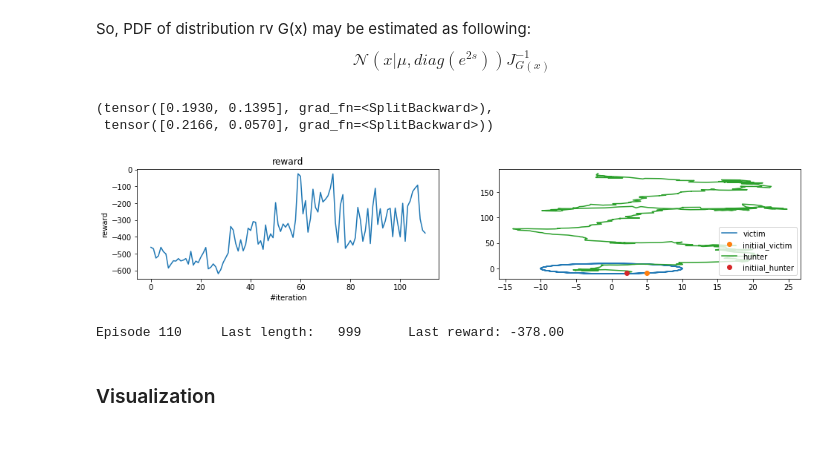
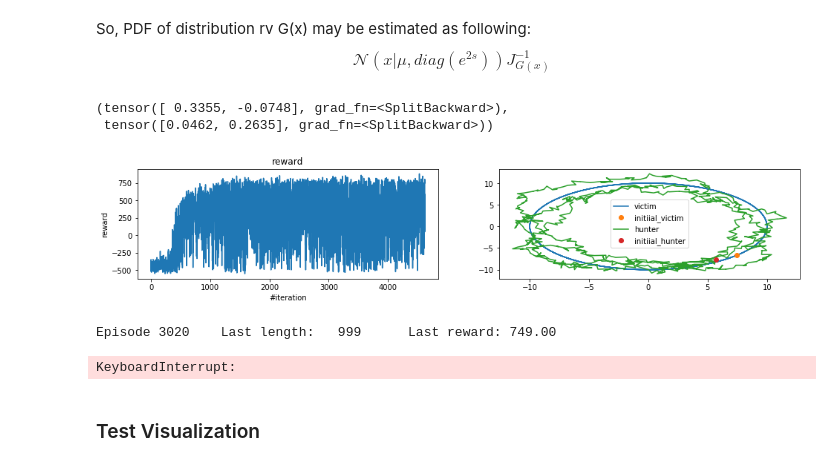
Before and after one commit to egornuzhin/hunter_learning, a Jupyter notebook: rl_hunter_larning_radial_domain.ipynb, the cells around one changed output. Cells and saved outputs as stored; diff of their text form; code cells hidden in the pictures.

```diff
--- a/rl_hunter_larning_radial_domain.ipynb
+++ b/rl_hunter_larning_radial_domain.ipynb
@@ -154,10 +152,10 @@ from torch.distributions import Normal
 %matplotlib inline
 # %%
 #Hyperparameters
-learning_rate = 0.001
+learning_rate = 0.0001
 gamma = 0.9
 class HunterPolicy(nn.Module):
-    def __init__(self,max_speed = 3):
+    def __init__(self,max_speed = 1):
         super(HunterPolicy, self).__init__()
         self.max_speed = max_speed
         self.state_space = env.observation_space
@@ -207,15 +205,15 @@ class HunterPolicy(nn.Module):
 
             output = model(torch.FloatTensor(np.hstack(state)))
             mu,logsigma = torch.chunk(output,2)
-            self.latent_action_dist = Normal(mu,(2*logsigma).exp()+1e-10)
+            self.latent_action_dist = Normal(mu,(2*logsigma).exp())
             return mu,logsigma
 
 policy = HunterPolicy()
 optimizer = optim.Adam(policy.parameters(), lr=learning_rate)
 policy([True,False,[1.1,0],[1.1,0]])
 # %% [output]
-(tensor([0.1930, 0.1395], grad_fn=<SplitBackward>),
- tensor([0.2166, 0.0570], grad_fn=<SplitBackward>))
+(tensor([ 0.3355, -0.0748], grad_fn=<SplitBackward>),
+ tensor([0.0462, 0.2635], grad_fn=<SplitBackward>))
 # %%
 def select_action(state):
     #Select an action (0 or 1) by running policy model and choosing based on the probabilities in state
@@ -243,7 +241,6 @@ def update_policy():
 
     # Calculate loss
     loss = (torch.sum(torch.mul(policy.policy_history, rewards).mul(-1), -1))
-    parms = list(policy.l1.parameters())#.data.numpy()
     # Update network weights
     optimizer.zero_grad()
     loss.backward()
@@ -276,11 +273,8 @@ def main(episodes, verbose=True):
             hunter_shift = action
             reward = env.step(hunter_shift)
             state = env.state
-# Save reward
-
+            # Save reward
             policy.reward_episode.append(reward)
-            if done:
-                break
 
 
 
@@ -295,7 +289,6 @@ def main(episodes, verbose=True):
             plt.title("reward")
             plt.xlabel("#iteration")
             plt.ylabel("reward")
-#             plt.ylim(ymin = -4000)
             plt.plot(policy.reward_history, label = 'reward')
             plt.subplot(222)
             victim = np.array(env.victim_trajectory).T
@@ -310,8 +303,11 @@ def main(episodes, verbose=True):
             plt.show()
 
             print('Episode {}\tLast length: {:5d}\tLast reward: {:.2f}'.format(episode, time, policy.reward_history[-1]))
-# %%
-main(100000)
-# %% [output]
-[figure, removed]
-Episode 110     Last length:   999      Last reward: -378.00
+# %%
+optimizer = optim.Adam(policy.parameters(), lr=learning_rate/10)
+policy.gamma = 0.9
+main(100000)
+# %% [output]
+[figure, added]
+Episode 3020    Last length:   999      Last reward: 749.00
+KeyboardInterrupt:
@@ -318,5 +321,5 @@ Episode 110     Last length:   999      Last reward: -378.00
 # %% [markdown]
-### Visualization
+### Test Visualization
 # %%
 # Event distance between victim and hunter reduced and victim, hunter velocities are known
 
```
Also changed, not shown: parts of 6 cells of this notebook.
